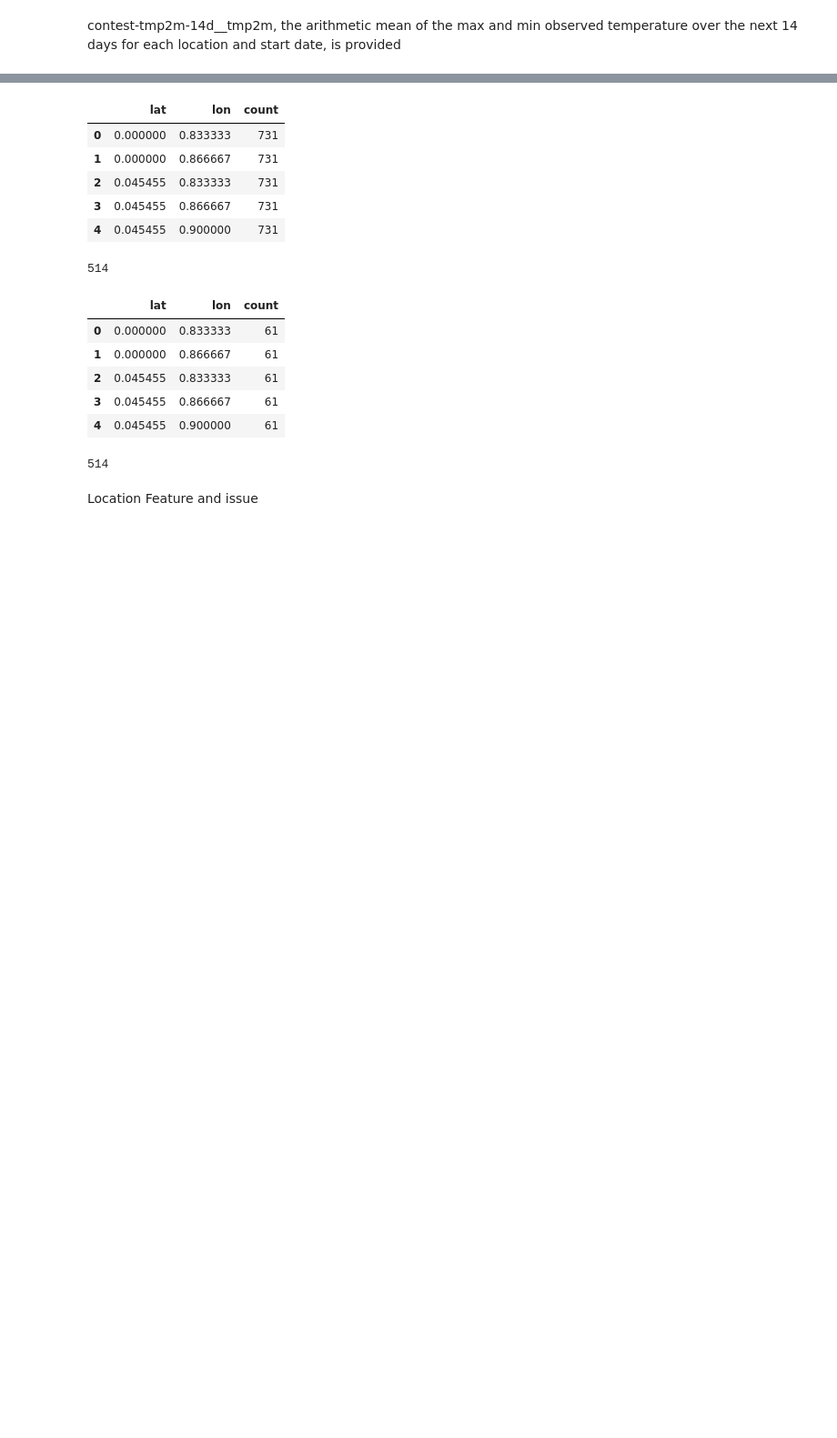
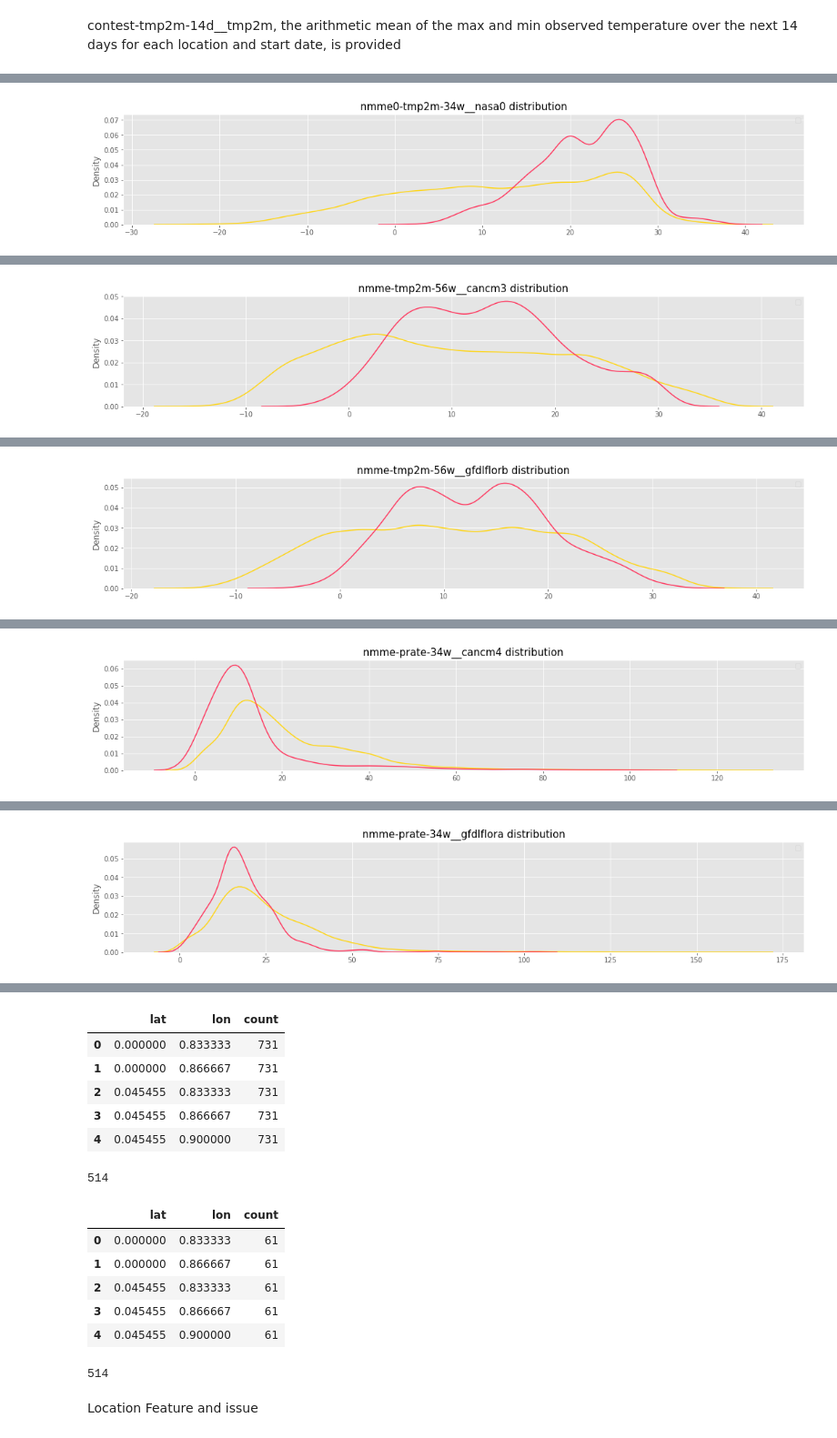
Before and after one commit to GagraniV/WiDS2023, a Jupyter notebook: VJ_WiDS_Jan132023.ipynb, the cells around one changed output, grey strips where cells are left out. Shown at 91% size. Drawn from its saved outputs; the diff is of its cells as text; code cells hidden in the pictures; blank space fills up the shorter version.

```diff
--- a/VJ_WiDS_Jan132023.ipynb
+++ b/VJ_WiDS_Jan132023.ipynb
@@ -83,6 +113,3 @@ Index(['index', 'lat', 'lon', 'startdate',
        'wind-vwnd-925-2010-17', 'wind-vwnd-925-2010-18',
        'wind-vwnd-925-2010-19', 'wind-vwnd-925-2010-20'],
       dtype='object', length=246)
-# %%
-tst_df= pd.read_csv("test_data.csv")
-display(tst_df.head().style.set_caption('Test data'))
@@ -178,0 +241,35 @@ Data Exploration
+# %%
+def kdeplot_features(train_df,test_df, feature, title):
+    '''Takes a column from the dataframe and plots the distribution (after count).'''
+
+    values_train = train_df[feature].to_numpy()
+    values_test = test_df[feature].to_numpy()
+
+    plt.figure(figsize = (18, 3))
+
+    sns.kdeplot(values_train, color = '#ffd514')
+    sns.kdeplot(values_test, color = '#ff355d')
+
+    plt.title(title, fontsize=15)
+    plt.legend()
+    plt.show();
+
+    del values_train , values_test
+    #gc.collect()
+
+def countplot_features(train_df, feature, title):
+    '''Takes a column from the dataframe and plots the distribution (after count).'''
+
+
+    plt.figure(figsize = (10, 5))
+
+    sns.countplot(trn_df[feature], color = '#ff355d')
+
+    plt.title(title, fontsize=15)
+    plt.show();
+# %%
+numerical_features = ['nmme0-tmp2m-34w__nasa0', 'nmme-tmp2m-56w__cancm3', 'nmme-tmp2m-56w__gfdlflorb','nmme-prate-34w__cancm4','nmme-prate-34w__gfdlflora']
+# %%
+for feature in numerical_features:
+    kdeplot_features(trn_df,tst_df, feature=feature, title = feature + " distribution")
+# %% [output]
@@ -178,0 +277 @@ Data Exploration
+[figure, added]
@@ -178,0 +279 @@ Data Exploration
+[figure, added]
@@ -178,0 +281 @@ Data Exploration
+[figure, added]
@@ -178,0 +283 @@ Data Exploration
+[figure, added]
@@ -178,0 +285 @@ Data Exploration
+[figure, added]
```
Also changed, not shown: parts of 36 cells of this notebook.
